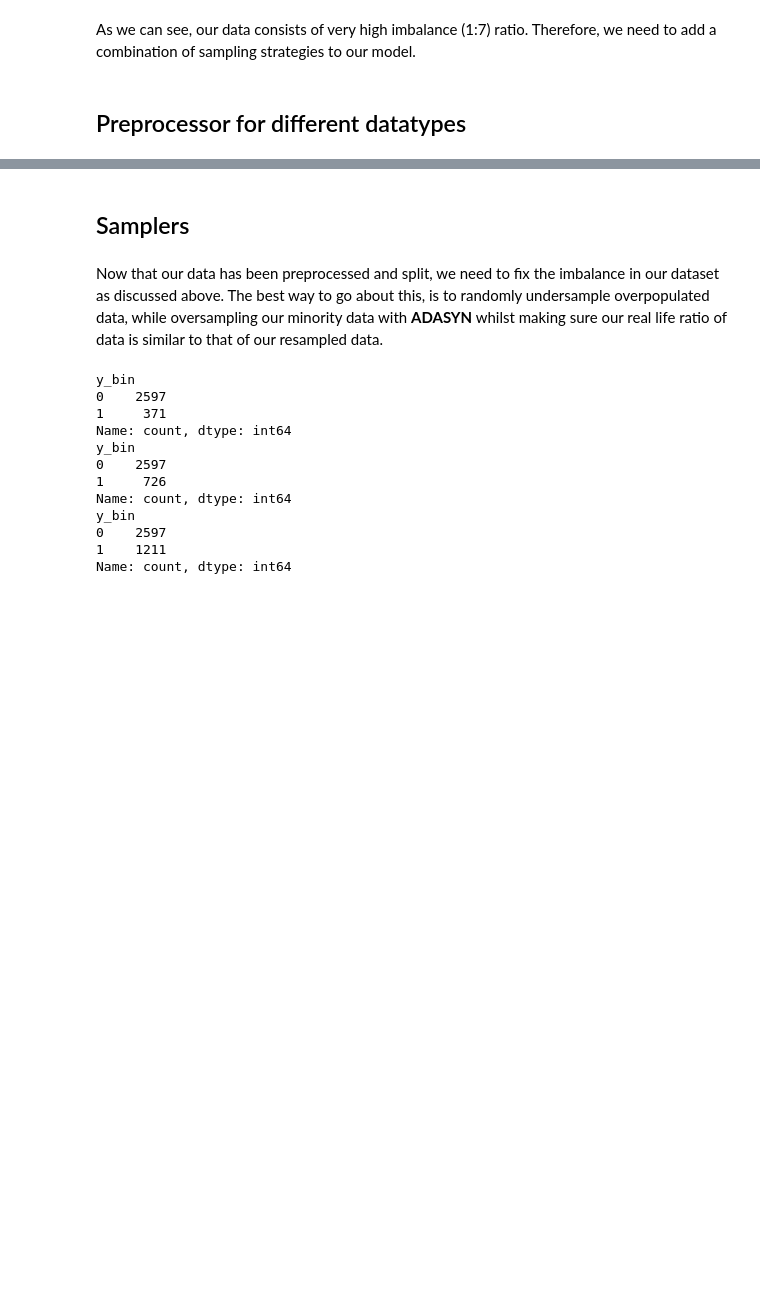
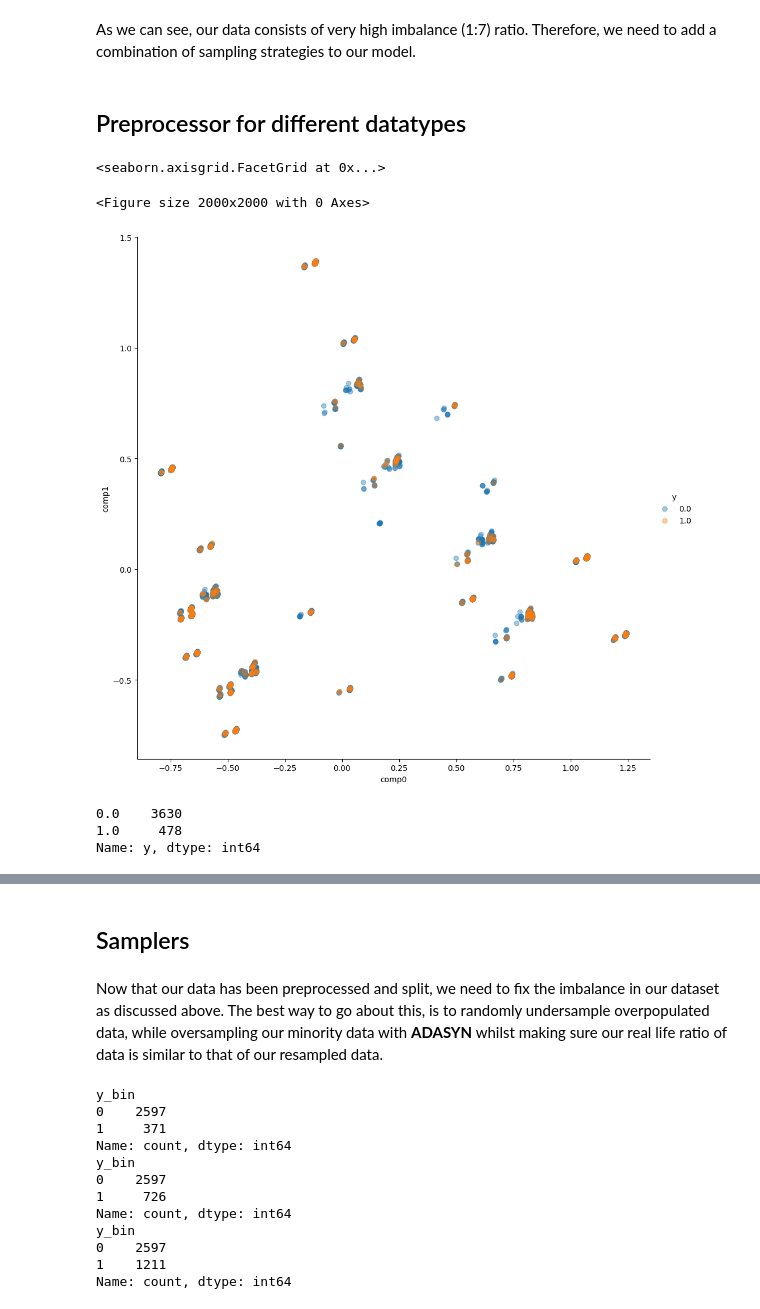
Before and after one commit to noorraghib12/BlockStakML-Raghib-Noor, a Jupyter notebook: BLOCK_STAK_ML.ipynb, the cells around one changed output, grey strips where cells are left out. Drawn from its saved outputs; the diff is of its cells as text; code cells hidden in the pictures; blank space fills up the shorter version.

```diff
--- a/BLOCK_STAK_ML.ipynb
+++ b/BLOCK_STAK_ML.ipynb
@@ -511,3 +500,23 @@ preprocessor = ColumnTransformer(
 )
 # %%
 X_processed=preprocessor.fit_transform(X)
+# %%
+from sklearn.decomposition import PCA
+from sklearn.neighbors import KNeighborsClassifier
+knn=KNeighborsClassifier(n_neighbors=10)
+pca=PCA(n_components=7,svd_solver='full')
+compress=pca.fit_transform(X_processed)
+compressed_df=pd.DataFrame(compress,columns=['comp'+str(i) for i in range(compress.shape[1])])
+compressed_df['y']=y
+plt.figure(figsize=(20,20))
+sns.lmplot(x='comp0',y='comp1',hue='y',data=compressed_df,fit_reg=False,height=10,scatter_kws={'alpha':0.4})
+# %% [output]
+<seaborn.axisgrid.FacetGrid at 0x...>
+<Figure size 2000x2000 with 0 Axes>
+[figure, added]
+# %%
+compressed_df.y.value_counts()
+# %% [output]
+0.0    3630
+1.0     478
+Name: y, dtype: int64
```
Also changed, not shown: parts of 14 cells of this notebook.
